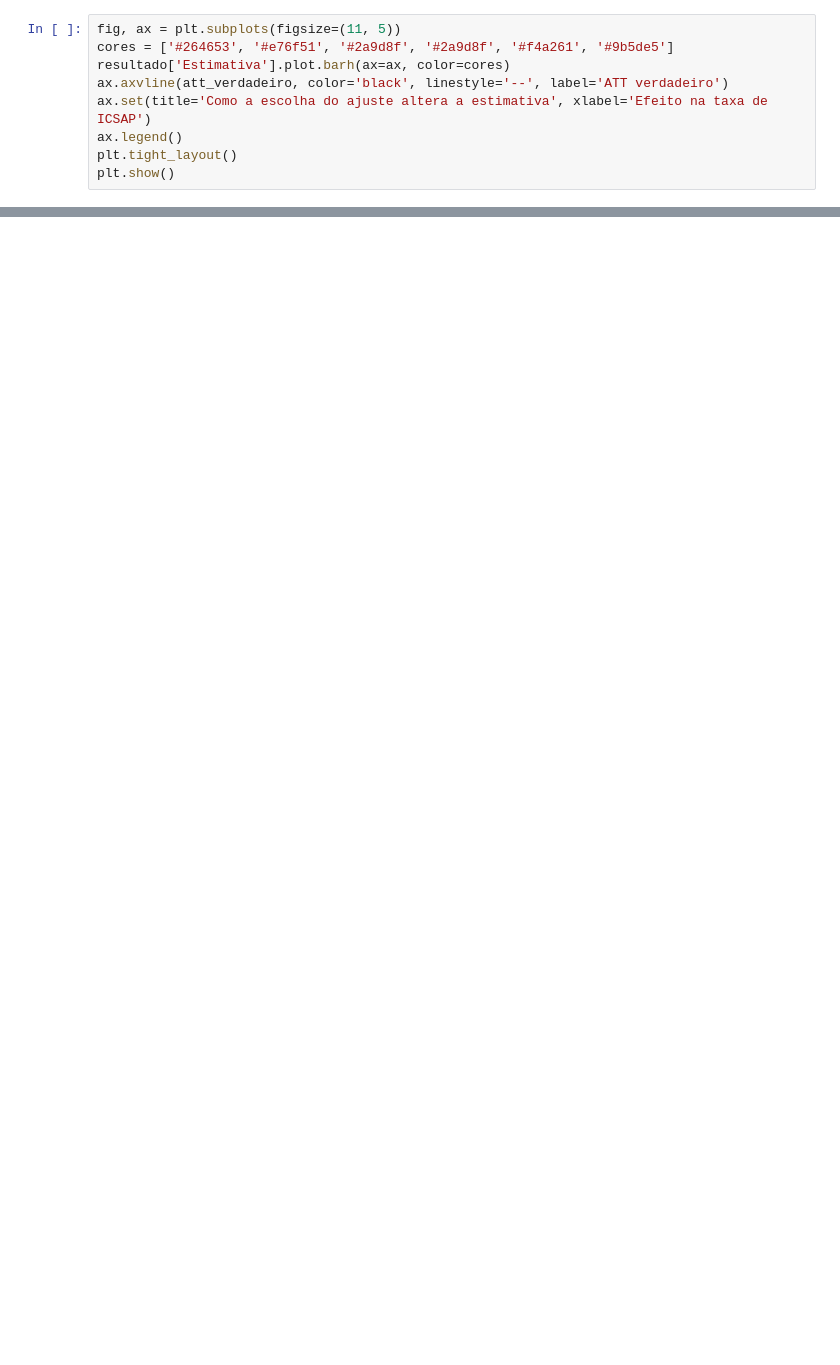
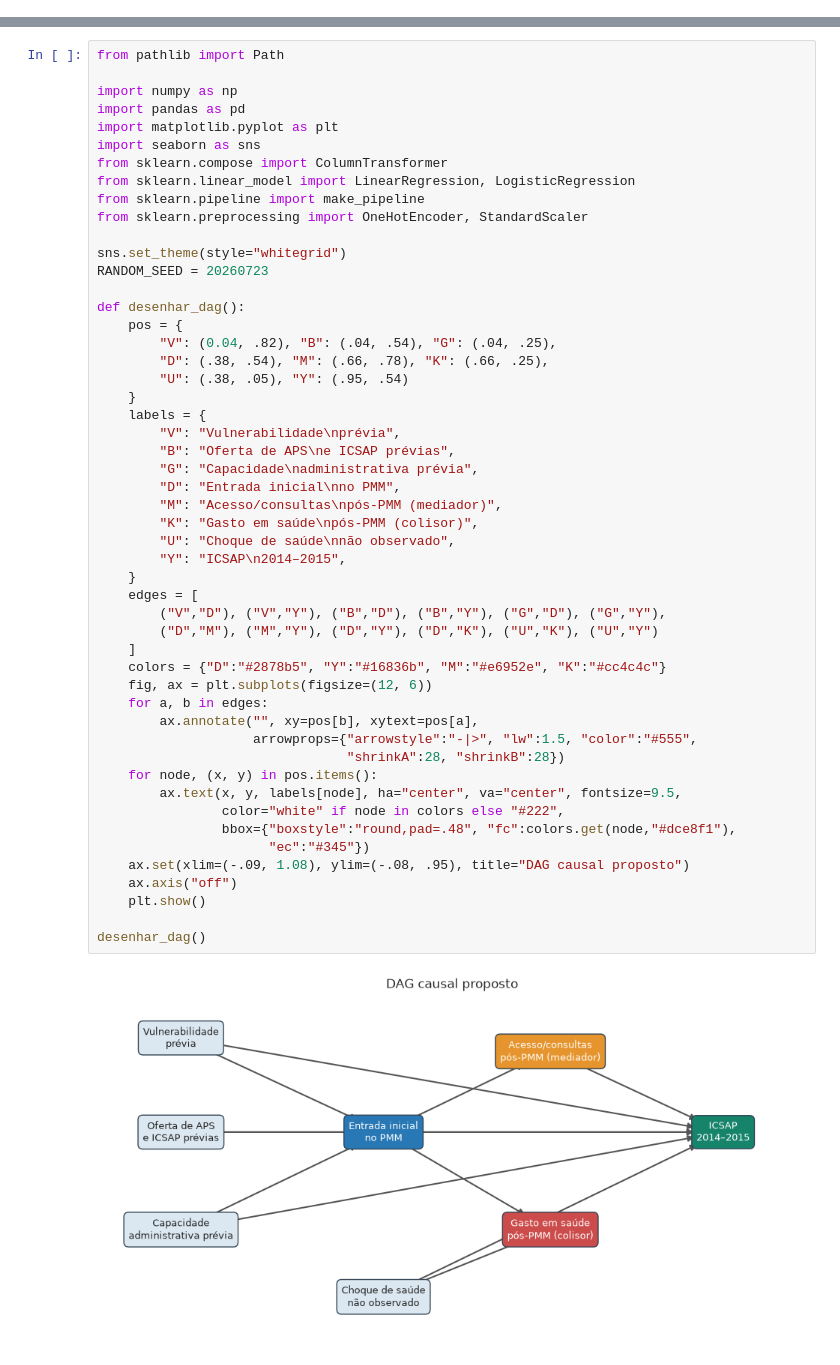
Before and after one commit to fabriciosantana/mcdia, a Jupyter notebook: 09-appd/assignments/atividade_inferencia_causal_mais_medicos.ipynb, the cells around one changed output, grey strips where cells are left out. Drawn from its saved outputs; the diff is of its cells as text; blank space fills up the shorter version.

```diff
--- a/09-appd/assignments/atividade_inferencia_causal_mais_medicos.ipynb
+++ b/09-appd/assignments/atividade_inferencia_causal_mais_medicos.ipynb
@@ -214,9 +0,0 @@ resultado.round(3)
-# %%
-fig, ax = plt.subplots(figsize=(11, 5))
-cores = ['#264653', '#e76f51', '#2a9d8f', '#2a9d8f', '#f4a261', '#9b5de5']
-resultado['Estimativa'].plot.barh(ax=ax, color=cores)
-ax.axvline(att_verdadeiro, color='black', linestyle='--', label='ATT verdadeiro')
-ax.set(title='Como a escolha do ajuste altera a estimativa', xlabel='Efeito na taxa de ICSAP')
-ax.legend()
-plt.tight_layout()
-plt.show()
@@ -262,0 +545,53 @@ O código e os dados deste notebook foram produzidos para fins didáticos. Para
+# %%
+from pathlib import Path
+
+import numpy as np
+import pandas as pd
+import matplotlib.pyplot as plt
+import seaborn as sns
+from sklearn.compose import ColumnTransformer
+from sklearn.linear_model import LinearRegression, LogisticRegression
+from sklearn.pipeline import make_pipeline
+from sklearn.preprocessing import OneHotEncoder, StandardScaler
+
+sns.set_theme(style="whitegrid")
+RANDOM_SEED = 20260723
+
+def desenhar_dag():
+    pos = {
+        "V": (0.04, .82), "B": (.04, .54), "G": (.04, .25),
+        "D": (.38, .54), "M": (.66, .78), "K": (.66, .25),
+        "U": (.38, .05), "Y": (.95, .54)
+    }
+    labels = {
+        "V": "Vulnerabilidade\nprévia",
+        "B": "Oferta de APS\ne ICSAP prévias",
+        "G": "Capacidade\nadministrativa prévia",
+        "D": "Entrada inicial\nno PMM",
+        "M": "Acesso/consultas\npós-PMM (mediador)",
+        "K": "Gasto em saúde\npós-PMM (colisor)",
+        "U": "Choque de saúde\nnão observado",
+        "Y": "ICSAP\n2014–2015",
+    }
+    edges = [
+        ("V","D"), ("V","Y"), ("B","D"), ("B","Y"), ("G","D"), ("G","Y"),
+        ("D","M"), ("M","Y"), ("D","Y"), ("D","K"), ("U","K"), ("U","Y")
+    ]
+    colors = {"D":"#2878b5", "Y":"#16836b", "M":"#e6952e", "K":"#cc4c4c"}
+    fig, ax = plt.subplots(figsize=(12, 6))
+    for a, b in edges:
+        ax.annotate("", xy=pos[b], xytext=pos[a],
+                    arrowprops={"arrowstyle":"-|>", "lw":1.5, "color":"#555",
+                                "shrinkA":28, "shrinkB":28})
+    for node, (x, y) in pos.items():
+        ax.text(x, y, labels[node], ha="center", va="center", fontsize=9.5,
+                color="white" if node in colors else "#222",
+                bbox={"boxstyle":"round,pad=.48", "fc":colors.get(node,"#dce8f1"),
+                      "ec":"#345"})
+    ax.set(xlim=(-.09, 1.08), ylim=(-.08, .95), title="DAG causal proposto")
+    ax.axis("off")
+    plt.show()
+
+desenhar_dag()
+# %% [output]
+[figure, added]
```
Also changed, not shown: parts of 49 cells of this notebook, 2 other files.
